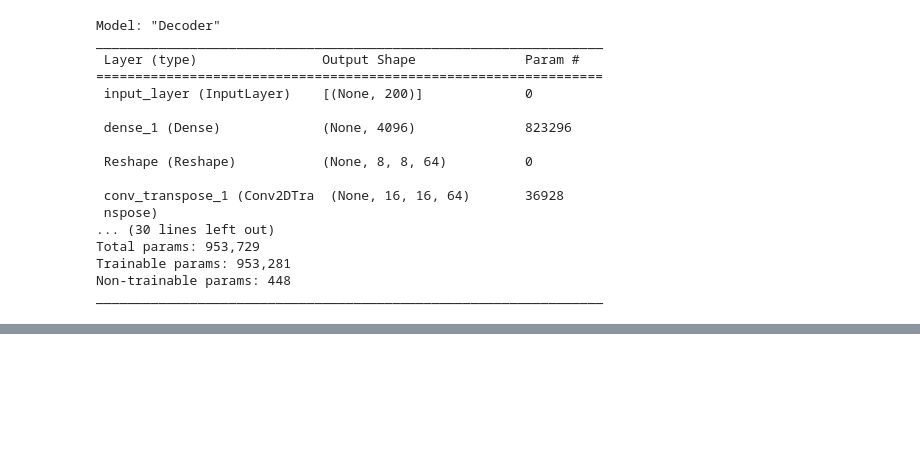
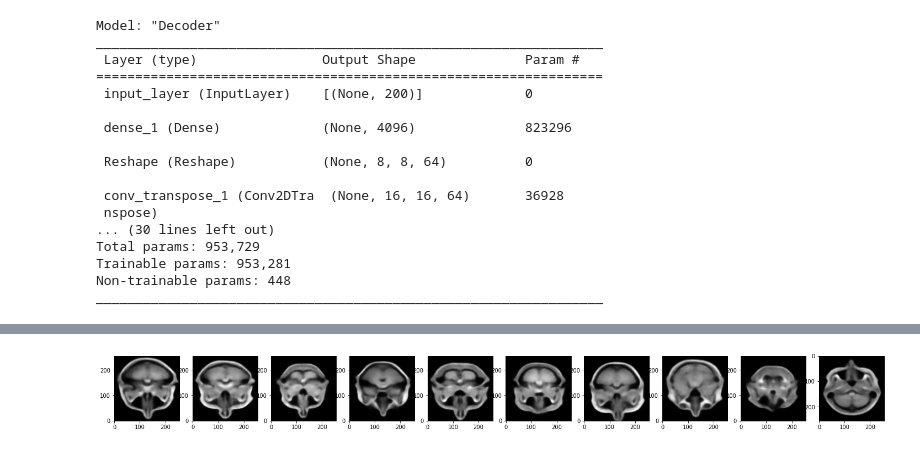
Before and after one commit to mtablado/uoc2022_tfm, a Jupyter notebook: vae.ipynb, the cells around one changed output, grey strips where cells are left out. Drawn from its saved outputs; the diff is of its cells as text; code cells hidden in the pictures; blank space fills up the shorter version.

```diff
--- a/vae.ipynb
+++ b/vae.ipynb
@@ -232,13 +254,17 @@ y_pred = my_decoder.predict(z)
 # %%
 from matplotlib import pyplot as plt
 %matplotlib inline
 
-fig, axes = plt.subplots(1, len(y_pred), figsize=(25,25))
+number_of_images = 10 #len(y_pred)
+fig, axes = plt.subplots(1, number_of_images, figsize=(25,25))
 
-for i in range(len(y_pred)):
-  image = y_pred[1]
+# Show some images
+for i in range(len([0,1,2,3,4,5,6,7,8,9])):
+  image = y_pred[i]
   image = image[:,:,0]
   axes[i].imshow(image, cmap="gray", origin="lower")
   # Display the first image in training data
   #img = image[:,:,100]
   plt.imshow(image, cmap='gray')
+# %% [output]
+[figure, added]
```
Also changed, not shown: parts of 3 cells of this notebook.
